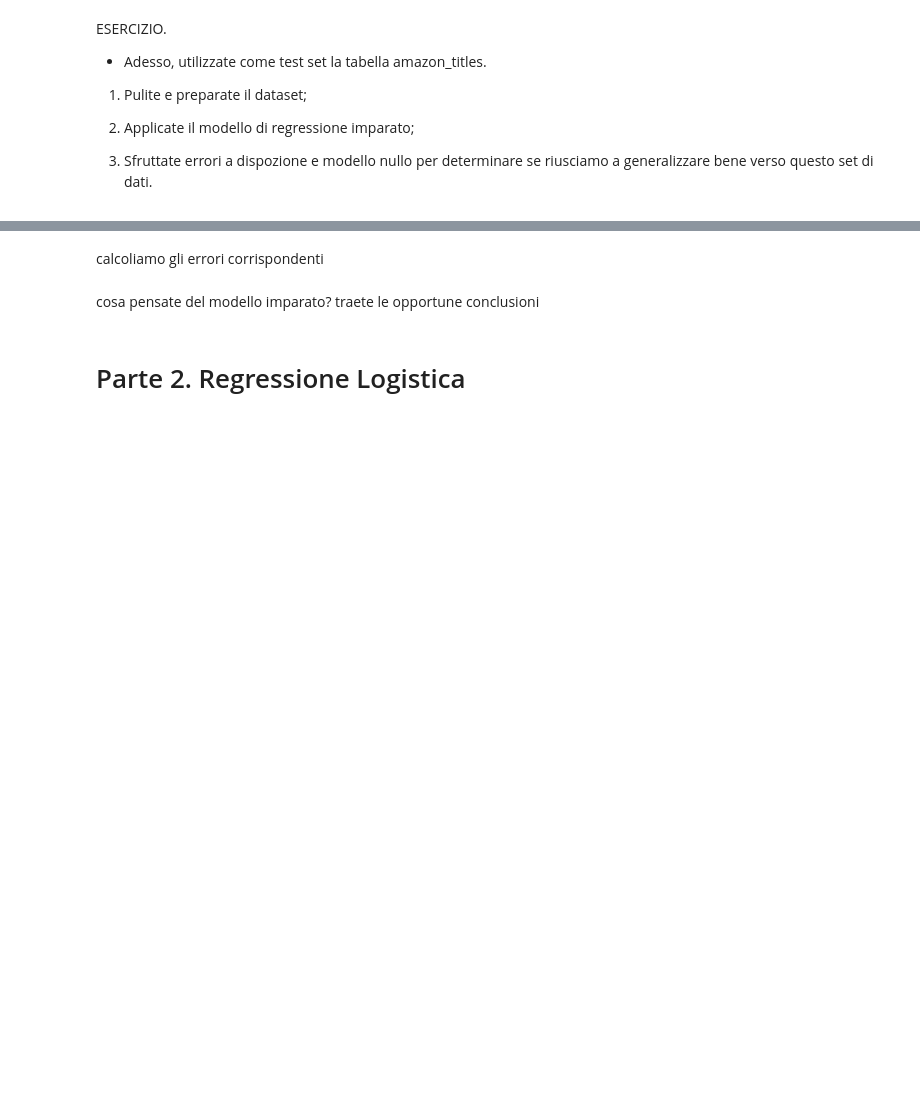
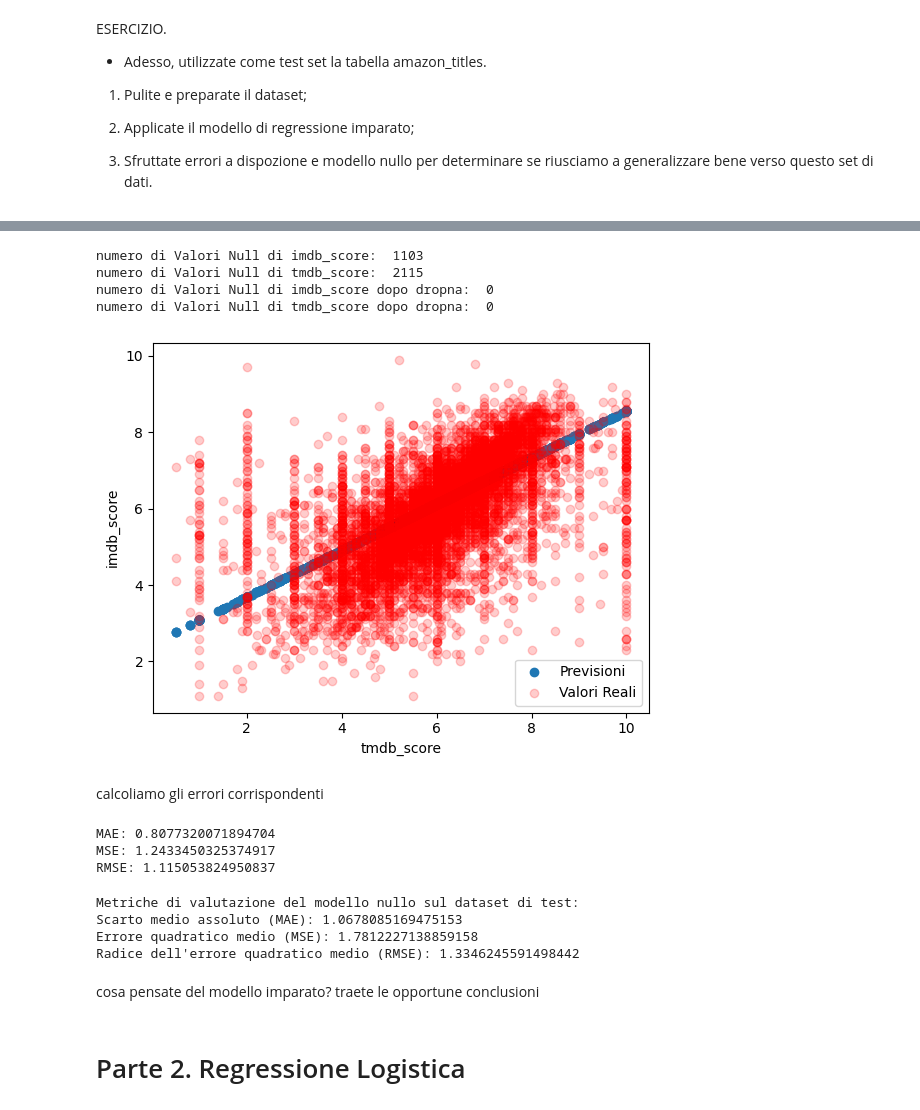
Before and after one commit to IosifPuha/FourthLabDS, a Jupyter notebook: laboratorio 4.ipynb, the cells around one changed output, grey strips where cells are left out. Saved outputs shown, nothing was run; the diff lists cells and outputs as text; code cells hidden in the pictures; blank space fills up the shorter version.

```diff
--- a/laboratorio 4.ipynb
+++ b/laboratorio 4.ipynb
@@ -247,0 +275,2 @@ ESERCIZIO.
+# %%
+amazon_titles = pd.read_csv('amazon_titles.csv')
@@ -248,2 +286,34 @@ ESERCIZIO.
+# %%
+#verifichiamo elementi nulli ed eliminamo
+null_values_imdb = amazon_titles['imdb_score'].isnull().sum()
+print("numero di Valori Null di imdb_score: ", null_values_imdb)
+null_values_tmdb = amazon_titles['tmdb_score'].isnull().sum()
+print("numero di Valori Null di tmdb_score: ", null_values_tmdb)
+
+amazon_titles = amazon_titles.dropna(axis=0, subset=['imdb_score'])
+amazon_titles = amazon_titles.dropna(axis=0, subset=['tmdb_score'])
+
+null_values_imdb = amazon_titles['imdb_score'].isnull().sum()
+print("numero di Valori Null di imdb_score dopo dropna: ", null_values_imdb)
+null_values_tmdb = amazon_titles['tmdb_score'].isnull().sum()
+print("numero di Valori Null di tmdb_score dopo dropna: ", null_values_tmdb)
+# %% [output]
+numero di Valori Null di imdb_score:  1103
+numero di Valori Null di tmdb_score:  2115
+numero di Valori Null di imdb_score dopo dropna:  0
+numero di Valori Null di tmdb_score dopo dropna:  0
+# %%
+#applichiamo il modello imparato
+y_pred_test = regressor.predict(amazon_titles[['tmdb_score']])
+
+#visualizziamo
+plt.scatter(amazon_titles['tmdb_score'], y_pred_test, label='Previsioni')
+plt.scatter(amazon_titles['tmdb_score'], amazon_titles['imdb_score'], label='Valori Reali', c='r', alpha=0.2)
+plt.xlabel('tmdb_score')
+plt.ylabel('imdb_score')
+plt.legend()
+plt.show()
+# %% [output]
+[figure, added]
 # %% [markdown]
 calcoliamo gli errori corrispondenti
@@ -252,10 +320,35 @@ calcoliamo gli errori corrispondenti
+# %%
+import sklearn.metrics as metrics
+
+print ('MAE:', metrics.mean_absolute_error(y_pred_test, amazon_titles['imdb_score']))
+print ('MSE:', metrics.mean_squared_error(y_pred_test, amazon_titles['imdb_score']))
+print ('RMSE:', np.sqrt(metrics.mean_squared_error(y_pred_test, amazon_titles['imdb_score'])))
+# %% [output]
+MAE: 0.8077320071894704
+MSE: 1.2433450325374917
+RMSE: 1.115053824950837
 # %%
 #calcolate lo score medio
+mean_imdb_score_test = amazon_titles['imdb_score'].mean()
 
 # create la nuova x con lo stesso numero di campioni del validation set originale, e con tutti i valori uguali al valore medio dello score appena calcolato
-
+null_model_y_test = [mean_imdb_score_test] * len(amazon_titles)
 
 #calcoliamo errori
+null_mae_test = metrics.mean_absolute_error(null_model_y_test, amazon_titles['imdb_score'])
+null_mse_test = metrics.mean_squared_error(null_model_y_test,amazon_titles['imdb_score'])
+null_rmse_test  =np.sqrt(metrics.mean_squared_error(null_model_y_test, amazon_titles['imdb_score']))
+
+#visualizziamo gli errori
+print("Metriche di valutazione del modello nullo sul dataset di test:")
+print("Scarto medio assoluto (MAE):", null_mae_test)
+print("Errore quadratico medio (MSE):", null_mse_test)
+print("Radice dell'errore quadratico medio (RMSE):", null_rmse_test)
+# %% [output]
+Metriche di valutazione del modello nullo sul dataset di test:
+Scarto medio assoluto (MAE): 1.0678085169475153
+Errore quadratico medio (MSE): 1.7812227138859158
+Radice dell'errore quadratico medio (RMSE): 1.3346245591498442
 # %% [markdown]
 cosa pensate del modello imparato? traete le opportune conclusioni
 # %% [markdown]
```
Also changed, not shown: parts of 13 cells of this notebook.
